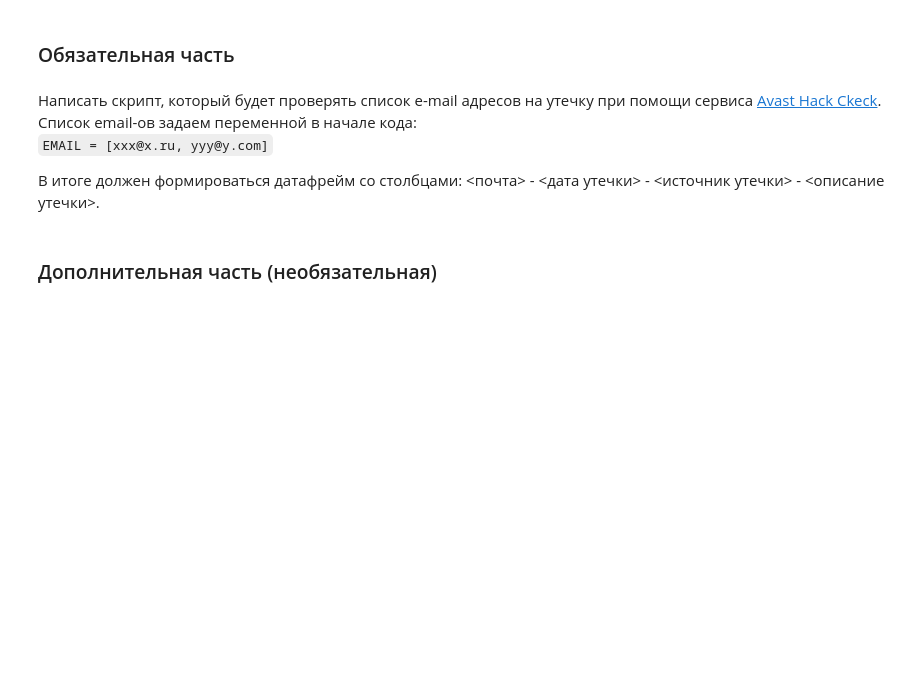
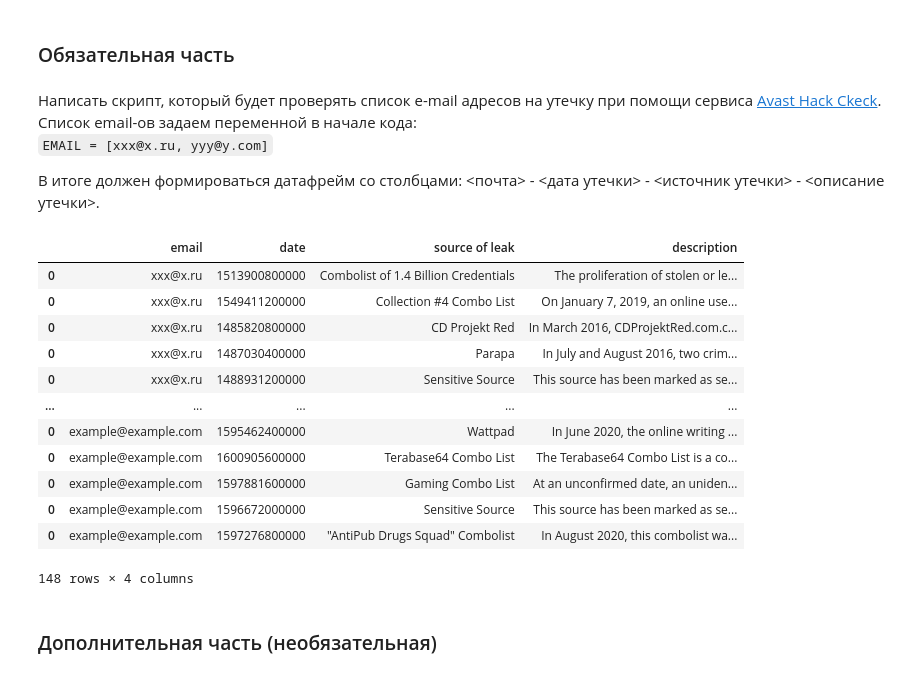
Before and after one commit to irinagupta/Data_Science_Netology, a Jupyter notebook: 1-Python/15-Основы парсинга и работы с API/web_scraping_hw.ipynb, the cells around one changed output. Cells and saved outputs as stored; diff of their text form; code cells hidden in the pictures; blank space fills up the shorter version.

```diff
--- a/1-Python/15-Основы парсинга и работы с API/web_scraping_hw.ipynb
+++ b/1-Python/15-Основы парсинга и работы с API/web_scraping_hw.ipynb
@@ -51,13 +30,3 @@ data
-# %%
-habr_search = pd.DataFrame()
-for links in all_links:
-    soup = BeautifulSoup(requests.get(links).text, 'html.parser')
-    time.sleep(0.3)
-    date = soup.find('span', class_='post__time').text
-    title = soup.find('span', class_='post__title-text').text
-    row = {'date': date, 'title': title, 'link': links}
-    habr_search = pd.concat([habr_search, pd.DataFrame([row])])
-habr_search
 # %%
 def get_all_links(url, query):
     """Собирает ссылки на статьи в результатах поиска"""
@@ -137,3 +90,35 @@ resp
+# %%
+def check_avast(url,emails):
+    """Проверяет список e-mail адресов на утечку при помощи сервиса Avast Hack Ckeck"""
+    avast_leaks = pd.DataFrame()
+    for email in emails:
+        post_result = requests.post(url, json={"email" : email})
+        for leak in post_result.json()['value']:
+            row = {'email': email,
+                   'date': leak['leak_info']['date'],
+                   'source of leak': leak['leak_info']['title'],
+                   'description': leak['leak_info']['description']}
+            avast_leaks = pd.concat([avast_leaks, pd.DataFrame([row])])
+    return avast_leaks
+
+URL = "https://digibody.avast.com/v1/web/leaks"
+emails = ['xxx@x.ru', 'yyy@y.com', 'zzz@z.com', 'example@example.com']
+df = check_avast(URL,emails)
+df
+# %% [output]
+|  | email | date | source of leak | description |
+| 0 | xxx@x.ru | 1513900800000 | Combolist of 1.4 Billion Credentials | The proliferation of stolen or le... |
+| 0 | xxx@x.ru | 1549411200000 | Collection #4 Combo List | On January 7, 2019, an online use... |
+| 0 | xxx@x.ru | 1485820800000 | CD Projekt Red | In March 2016, CDProjektRed.com.c... |
+| 0 | xxx@x.ru | 1487030400000 | Parapa | In July and August 2016, two crim... |
+| 0 | xxx@x.ru | 1488931200000 | Sensitive Source | This source has been marked as se... |
+| ... | ... | ... | ... | ... |
+| 0 | example@example.com | 1595462400000 | Wattpad | In June 2020, the online writing ... |
+| 0 | example@example.com | 1600905600000 | Terabase64 Combo List | The Terabase64 Combo List is a co... |
+| 0 | example@example.com | 1597881600000 | Gaming Combo List | At an unconfirmed date, an uniden... |
+| 0 | example@example.com | 1596672000000 | Sensitive Source | This source has been marked as se... |
+| 0 | example@example.com | 1597276800000 | "AntiPub Drugs Squad" Combolist | In August 2020, this combolist wa... |
+148 rows × 4 columns
 # %% [markdown]
 ### Дополнительная часть (необязательная)
 # %% [markdown]
```
Also changed, not shown: parts of 8 cells of this notebook, 1 other file.
